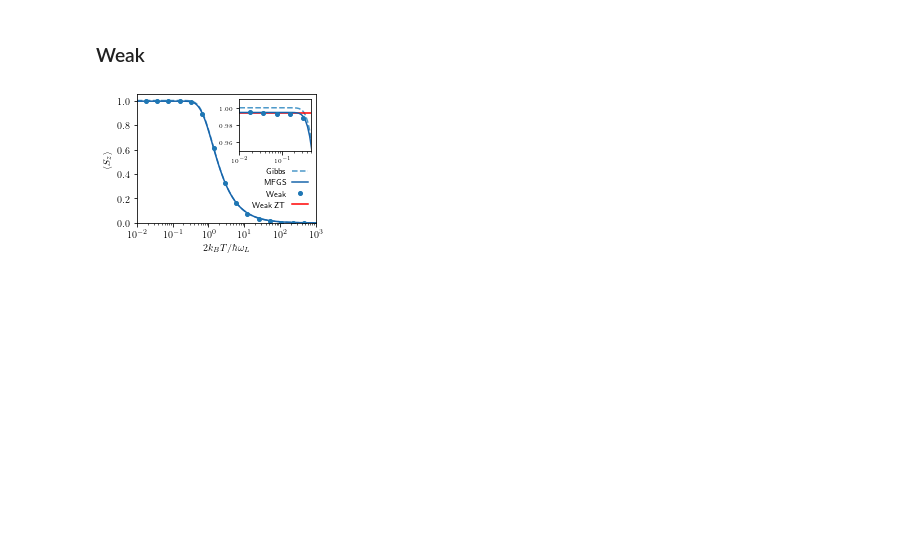
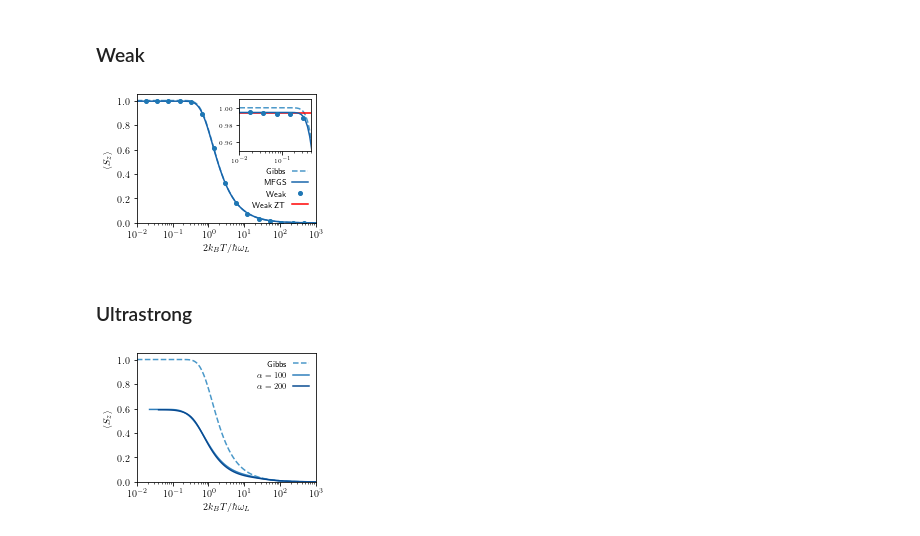
Before and after one commit to quantum-exeter/QuantumSpinDynamics, a Jupyter notebook: plot/plotStatics.ipynb, the cells around one changed output. Cells and saved outputs as stored; diff of their text form; code cells hidden in the pictures; blank space fills up the shorter version.

```diff
--- a/plot/plotStatics.ipynb
+++ b/plot/plotStatics.ipynb
@@ -268,2 +297,29 @@ plt.savefig('/Users/charliehogg/Dropbox/PhD/1. 3D Project/Graphs/Paper/WK_coupli
 # %% [output]
 [figure]
+# %% [markdown]
+### Ultrastrong
+# %%
+fig, ax = plt.subplots(1, 1, figsize=(3.35, 2.5))  #size in inches
+
+bcmap = plt.get_cmap('Blues')
+ocmap = plt.get_cmap('YlGn')
+
+ax.set_xlabel("$2k_B T/\hbar\omega_L$")
+ax.set_ylabel("$\langle S_z \\rangle$")
+
+ax.set_xlim(1.0e-2, 1.0e3)
+ax.set_ylim(0.0, 1.05)
+
+ax.semilogx(dataG_qu[:,0], dataG_qu[:,3], color=bcmap(0.6), linestyle='--', label='Gibbs') # Gibbs
+ax.semilogx(data3D_MFGS_us_prmd[:,0], data3D_MFGS_us_prmd[:,3], color=bcmap(0.7), label='$\\alpha = 100$') # MFGS
+# ax.semilogx(data3D_MFGS_us_prme[:,0], data3D_MFGS_us_prme[:,3], color=bcmap(0.8), label='$\\alpha = 1000$') # MFGS
+ax.semilogx(data3D_MFGS_us_prmf[:,0], data3D_MFGS_us_prmf[:,3], color=bcmap(0.9), label='$\\alpha = 200$') # MFGS
+
+ax.legend(ncol=1, frameon=False, markerfirst=False)
+
+fig.tight_layout()
+
+# plt.savefig('/Users/charliehogg/Dropbox/PhD/1. 3D Project/Graphs/Paper/WK_coupling_prmc.pdf', dpi=300) # Export for Mac
+# plt.savefig('C://Users//crh222//Dropbox//PhD//1. 3D Project//Graphs//WK_coupling_prmc.pdf', dpi=300) # Export for Windows
+# %% [output]
+[figure, added]
```
Also changed, not shown: parts of 3 cells of this notebook.
